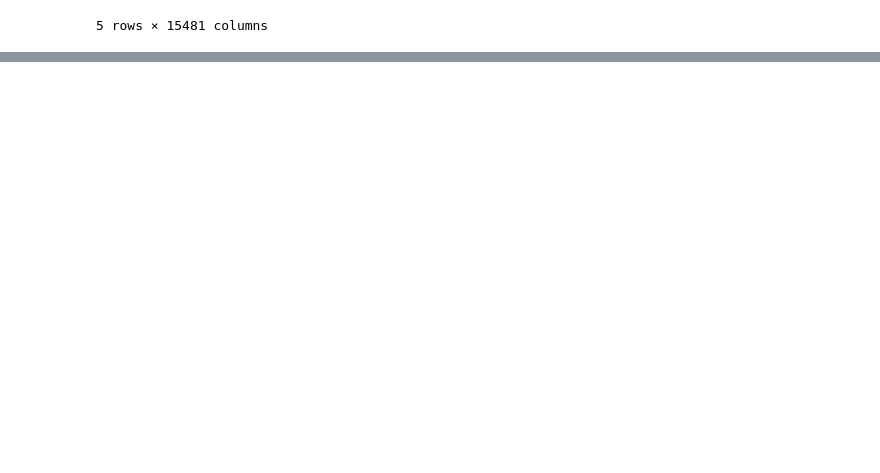
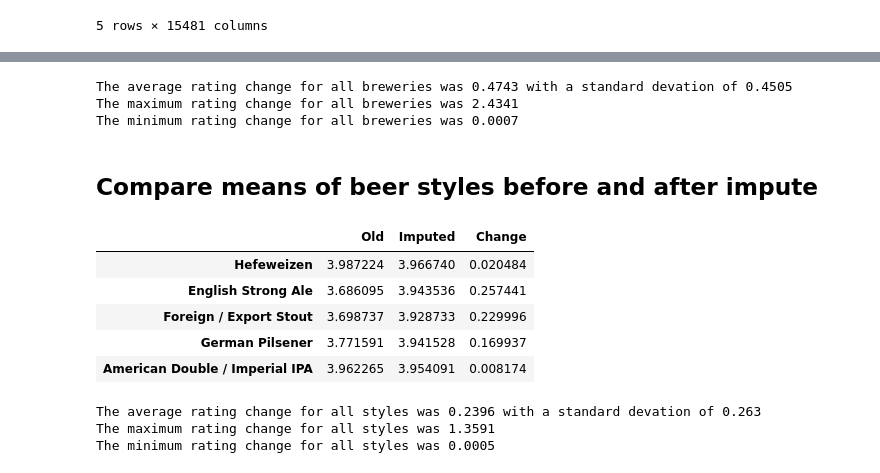
Before and after one commit to wfulton98/Final-Project, a Jupyter notebook: Beer Recommender System.ipynb, the cells around one changed output, grey strips where cells are left out. Cells and saved outputs as stored; diff of their text form; code cells hidden in the pictures; blank space fills up the shorter version.

Commit message:
comparisons of means

```diff
--- a/Beer Recommender System.ipynb
+++ b/Beer Recommender System.ipynb
@@ -393,3 +393,13 @@ fit_brewery_ratings.head()
 | Broad Ripple Brew Pub | 2.899167 | 4.055556 | 3.814182 | 4.000000 | 4.071324 | 3.831569 | 3.500000 | 3.604109 | ... |
 | Moon River Brewing Company | 2.416667 | 4.155928 | 3.730577 | 3.878874 | 3.661838 | 4.110660 | 4.500000 | 3.737854 | ... |
 5 rows × 15481 columns
+# %%
+old_mean = np.nanmean(df_brewery_ratings['Reidrover'])
+new_mean = np.mean(fit_brewery_ratings['Reidrover'])
+print(old_mean, new_mean)
+
+num_ratings_old = np.count_nonzero( ~np.isnan(df_brewery_ratings['Reidrover']) )
+num_ratings_new = np.count_nonzero( ~np.isnan(fit_brewery_ratings['Reidrover']) )
+print(num_ratings_old, num_ratings_new)
+print(min(fit_brewery_ratings['Reidrover']))
+print(max(fit_brewery_ratings['Reidrover']))
@@ -395,0 +415,14 @@ fit_brewery_ratings.head()
+# %%
+original_breweries = df_brewery_ratings.T
+imputed_breweries = fit_brewery_ratings.T
+# %%
+mean_brewery_comparison = np.ndarray((len(brewery_names), 3))
+for idx, brewery in enumerate(brewery_names):
+    old_mean = np.nanmean(original_breweries[brewery])
+    new_mean = np.mean(imputed_breweries[brewery])
+    change = np.abs(new_mean - old_mean)
+    mean_brewery_comparison[idx, :] = (old_mean, new_mean, change)
+
+df_brewery_mean = pd.DataFrame(mean_brewery_comparison, columns=['Old', 'Imputed', 'Change'])
+df_brewery_mean.rename(index={idx: brewery for idx, brewery in enumerate(brewery_names)}, inplace=True)
+df_brewery_mean.head()
@@ -395,0 +436,48 @@ fit_brewery_ratings.head()
+# %%
+average_brewery_rating_change = np.mean(df_brewery_mean['Change'])
+std_brewery_rating_change = np.std(df_brewery_mean['Change'])
+max_brewery_rating_change = max(df_brewery_mean['Change'])
+min_brewery_rating_change = min(df_brewery_mean['Change'])
+print(f'The average rating change for all breweries was {np.round(average_brewery_rating_change, 4)} with a standard devation of {np.round(std_brewery_rating_change, 4)}')
+print(f'The maximum rating change for all breweries was {np.round(max_brewery_rating_change, 4)}')
+print(f'The minimum rating change for all breweries was {np.round(min_brewery_rating_change,4)}')
+# %% [output]
+The average rating change for all breweries was 0.4743 with a standard devation of 0.4505
+The maximum rating change for all breweries was 2.4341
+The minimum rating change for all breweries was 0.0007
+# %% [markdown]
+## Compare means of beer styles before and after impute
+# %%
+original_styles = df_style_ratings.T
+imputed_styles = fit_style_ratings.T
+# %%
+
+mean_style_comparison = np.ndarray((len(beer_styles), 3))
+for idx, style in enumerate(beer_styles):
+    old_mean = np.nanmean(original_styles[style])
+    new_mean = np.mean(imputed_styles[style])
+    change = np.abs(new_mean - old_mean)
+    mean_style_comparison[idx, :] = (old_mean, new_mean, change)
+
+df_style_mean = pd.DataFrame(mean_style_comparison, columns=['Old', 'Imputed', 'Change'])
+df_style_mean.rename(index={idx: style for idx, style in enumerate(beer_styles)}, inplace=True)
+df_style_mean.head()
+# %% [output]
+|  | Old | Imputed | Change |
+| Hefeweizen | 3.987224 | 3.966740 | 0.020484 |
+| English Strong Ale | 3.686095 | 3.943536 | 0.257441 |
+| Foreign / Export Stout | 3.698737 | 3.928733 | 0.229996 |
+| German Pilsener | 3.771591 | 3.941528 | 0.169937 |
+| American Double / Imperial IPA | 3.962265 | 3.954091 | 0.008174 |
+# %%
+average_style_rating_change = np.mean(df_style_mean['Change'])
+std_style_rating_change = np.std(df_style_mean['Change'])
+max_style_rating_change = max(df_style_mean['Change'])
+min_style_rating_change = min(df_style_mean['Change'])
+print(f'The average rating change for all styles was {np.round(average_style_rating_change, 4)} with a standard devation of {np.round(std_style_rating_change, 4)}')
+print(f'The maximum rating change for all styles was {np.round(max_style_rating_change, 4)}')
+print(f'The minimum rating change for all styles was {np.round(min_style_rating_change,4)}')
+# %% [output]
+The average rating change for all styles was 0.2396 with a standard devation of 0.263
+The maximum rating change for all styles was 1.3591
+The minimum rating change for all styles was 0.0005
```
Also changed, not shown: parts of 5 cells of this notebook.
